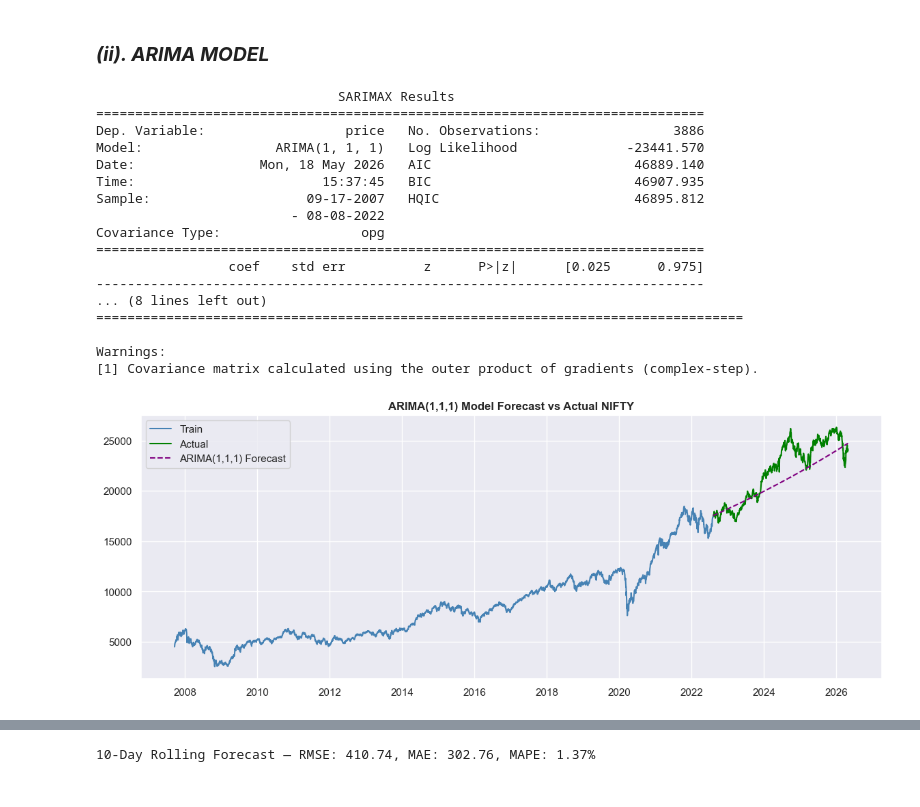
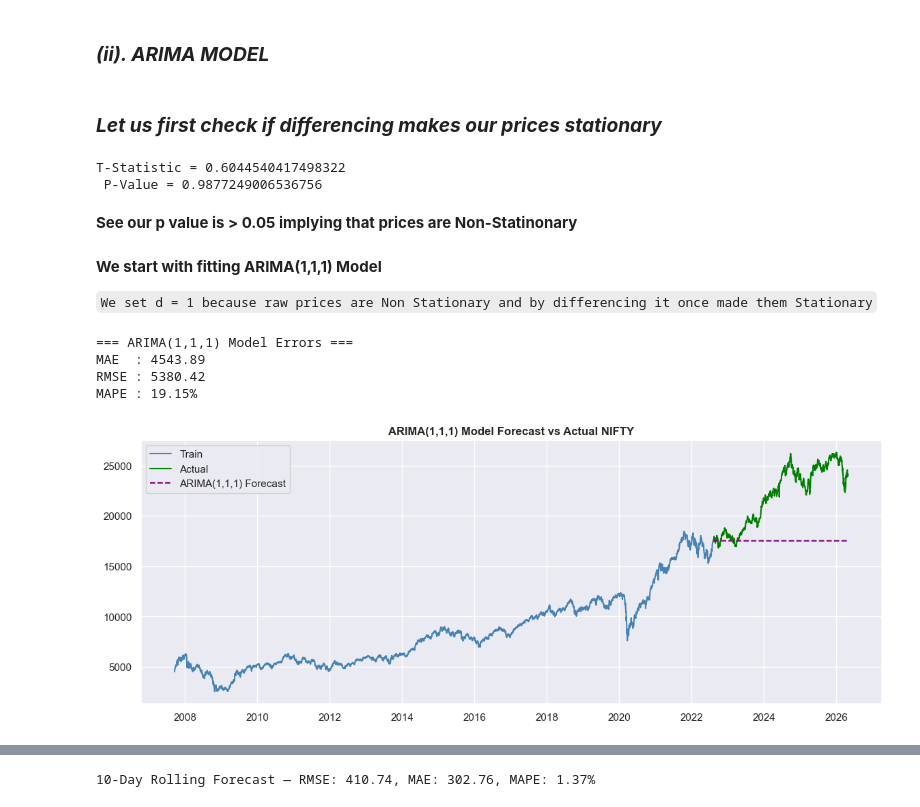
Before and after one commit to pradhumansoni/Time-Series-Analysis, a Jupyter notebook: Forecasting of Various Indexes/experiment_forecasting_nifty50.ipynb, the cells around one changed output, grey strips where cells are left out. Saved outputs shown, nothing was run; the diff lists cells and outputs as text; code cells hidden in the pictures.

```diff
--- a/Forecasting of Various Indexes/experiment_forecasting_nifty50.ipynb
+++ b/Forecasting of Various Indexes/experiment_forecasting_nifty50.ipynb
@@ -1724,55 +1732,57 @@ plt.show()
 ## ***So After All these fitting We can Say that ARMA(6,6) is the best fit model so far***
 # %% [markdown]
 ### ***(ii). ARIMA MODEL***
+# %% [markdown]
+### ***Let us first check if differencing makes our prices stationary***
+# %%
+# Let us Confirm it by ADF Test
+t_stats_ret, p_value_ret , *other  = sts.adfuller(nifty_train['price'])
+print(f'T-Statistic = {t_stats} \n P-Value = {p_value}')
+# %% [output]
+T-Statistic = 0.6044540417498322
+ P-Value = 0.9877249006536756
+# %% [markdown]
+**See our p value is > 0.05 implying that prices are Non-Statinonary**
+# %% [markdown]
+**We start with fitting ARIMA(1,1,1) Model**
+
+`We set d = 1 because raw prices are Non Stationary and by differencing it once made them Stationary`
 # %%
 model_arima_111 = ARIMA(nifty_train['price'] , order=(1,1,1))
 result_arima_111 = model_arima_111.fit()
 
 #--------------- Training Residual --------------------
 
 resid_arima_111 = result_arima_111.resid[1:]
 
 # Forecast log returns Using ARIMA(1,1,1) Model
 forecast_arima_111 = result_arima_111.forecast(steps=len(nifty_test))
 
 # Store in test dataframe
 nifty_test['arima_111_forecast'] = forecast_arima_111
 
 # Errors ARIMA(1,1,1) Model
-mae  = mean_absolute_error(nifty_test['price'], nifty_test['arima_111_forecast'])
-rmse = np.sqrt(mean_squared_error(nifty_test['price'], nifty_test['arima_111_forecast']))
-mape = np.mean(np.abs((nifty_test['price'] - nifty_test['arima_111_forecast']) / nifty_test['price'])) * 100
+mae_arima111  = mean_absolute_error(nifty_test['price'], nifty_test['arima_111_forecast'])
+rmse_arima111 = np.sqrt(mean_squared_error(nifty_test['price'], nifty_test['arima_111_forecast']))
+mape_arima111 = np.mean(np.abs((nifty_test['price'] - nifty_test['arima_111_forecast']) / nifty_test['price'])) * 100
 
 print('=== ARIMA(1,1,1) Model Errors ===')
-print(f'MAE  : {mae:.2f}')
-print(f'RMSE : {rmse:.2f}')
-print(f'MAPE : {mape:.2f}%')
+print(f'MAE  : {mae_arima111:.2f}')
+print(f'RMSE : {rmse_arima111:.2f}')
+print(f'MAPE : {mape_arima111:.2f}%')
 
 # --------Plot-------------------
 plt.figure(figsize=(14,5))
 plt.plot(nifty_train['price'], color='steelblue', label='Train')
 plt.plot(nifty_test['price'], color='green', label='Actual')
-plt.plot(nifty_test['arma_66_forecast'], color='purple',
+plt.plot(nifty_test['arima_111_forecast'], color='purple',
          linestyle='--', label='ARIMA(1,1,1) Forecast')
 plt.title('ARIMA(1,1,1) Model Forecast vs Actual NIFTY', fontweight='bold')
 plt.legend()
 plt.show()
 # %% [output]
-                               SARIMAX Results
-==============================================================================
-Dep. Variable:                  price   No. Observations:                 3886
-Model:                 ARIMA(1, 1, 1)   Log Likelihood              -23441.570
-Date:                Mon, 18 May 2026   AIC                          46889.140
-Time:                        15:37:45   BIC                          46907.935
-Sample:                    09-17-2007   HQIC                         46895.812
-                         - 08-08-2022
-Covariance Type:                  opg
-==============================================================================
-                 coef    std err          z      P>|z|      [0.025      0.975]
-------------------------------------------------------------------------------
-... (8 lines left out)
-===================================================================================
-
-Warnings:
-[1] Covariance matrix calculated using the outer product of gradients (complex-step).
+=== ARIMA(1,1,1) Model Errors ===
+MAE  : 4543.89
+RMSE : 5380.42
+MAPE : 19.15%
-[figure, old version]
+[figure, new version]
```
Also changed, not shown: parts of 36 cells of this notebook.
